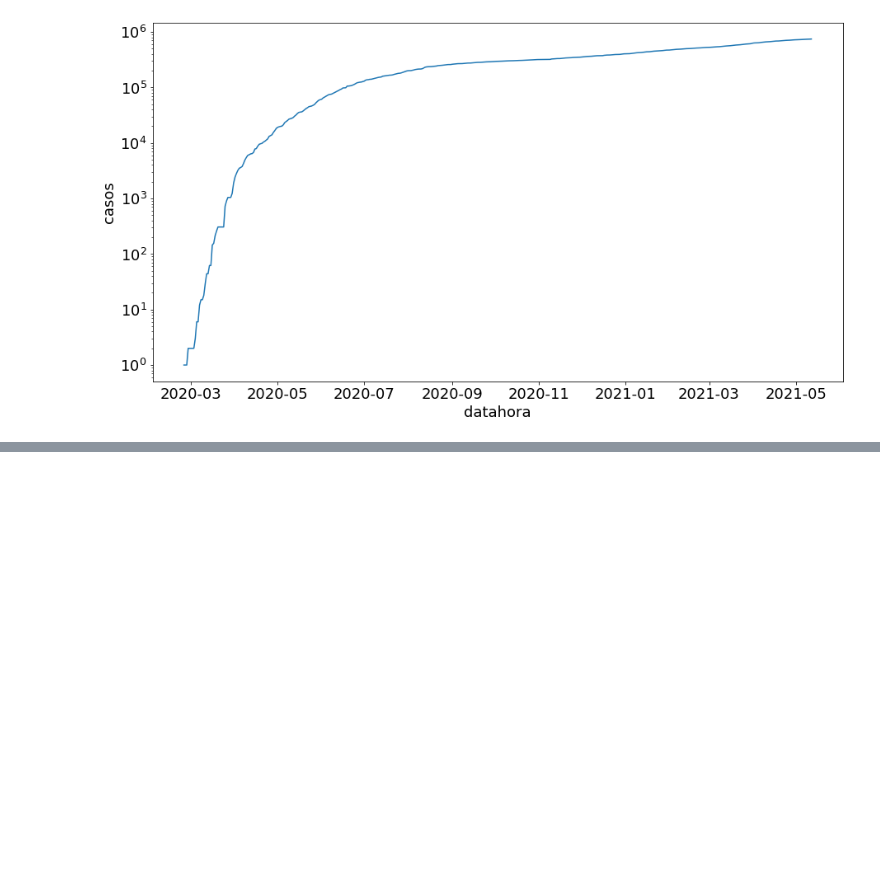
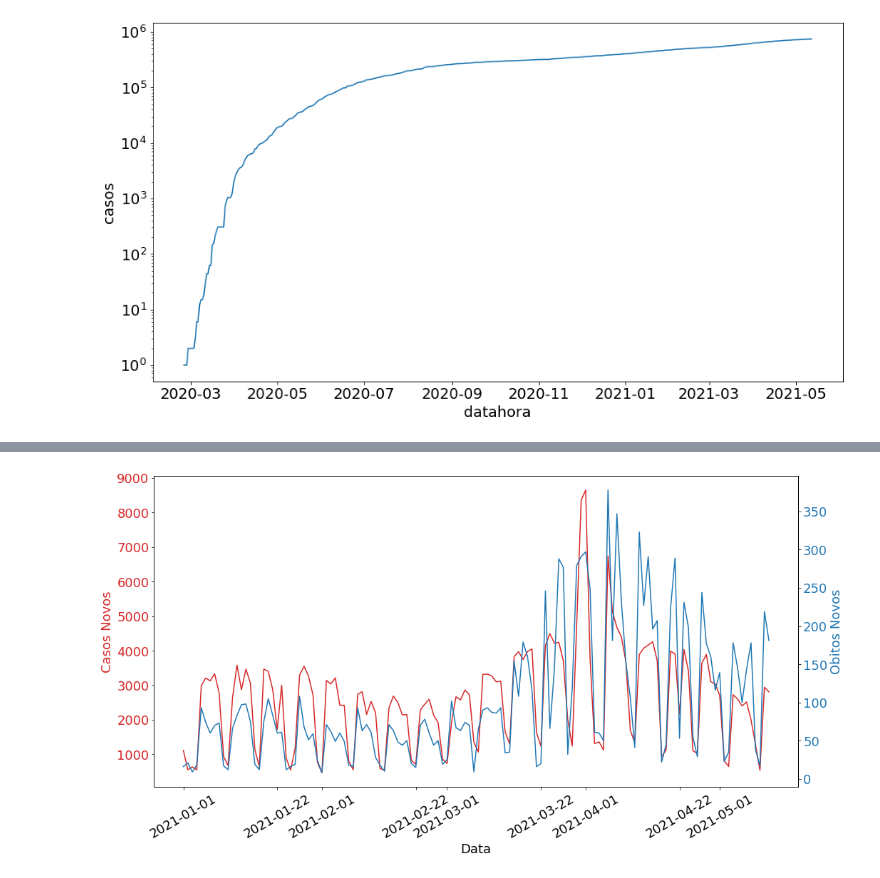
Before and after one commit to johnatanDM/bootcamp-datascience-alura, a Jupyter notebook: Módulo 3 - ANÁLISE DE SÉRIES TEMPORAIS/Bootcamp_Data_Science_Módulo_3.ipynb, the cells around one changed output, grey strips where cells are left out. Saved outputs shown, nothing was run; the diff lists cells and outputs as text; code cells hidden in the pictures; blank space fills up the shorter version.

```diff
--- a/Módulo 3 - ANÁLISE DE SÉRIES TEMPORAIS/Bootcamp_Data_Science_Módulo_3.ipynb
+++ b/Módulo 3 - ANÁLISE DE SÉRIES TEMPORAIS/Bootcamp_Data_Science_Módulo_3.ipynb
@@ -67,0 +105,5 @@ mpl.pyplot.yscale('log')
+# %%
+dados_covid_sp['ano'] = pd.DatetimeIndex(dados_covid_sp['datahora']).year
+# %%
+dados_covid_sp_2021 = dados_covid_sp.query('ano == 2021')
+dados_covid_sp_2021.head()
@@ -67,0 +117,22 @@ mpl.pyplot.yscale('log')
+# %%
+fig, ax1 = plt.subplots()
+
+color = 'tab:red'
+ax1.set_xlabel('Data')
+ax1.set_ylabel('Casos Novos', color=color)
+ax1.plot(dados_covid_sp_2021['datahora'], dados_covid_sp_2021['casos_novos'], color=color)
+ax1.tick_params(axis='y', labelcolor=color)
+ax1.tick_params(axis='x', rotation=30)
+
+
+ax2 = ax1.twinx()
+
+color = 'tab:blue'
+ax2.set_ylabel('Obitos Novos', color=color)
+ax2.plot(dados_covid_sp_2021['datahora'], dados_covid_sp_2021['obitos_novos'], color=color)
+ax2.tick_params(axis='y', labelcolor=color)
+
+fig.tight_layout()
+plt.show()
+# %% [output]
+[figure, added]
```
Also changed, not shown: parts of 45 cells of this notebook.
